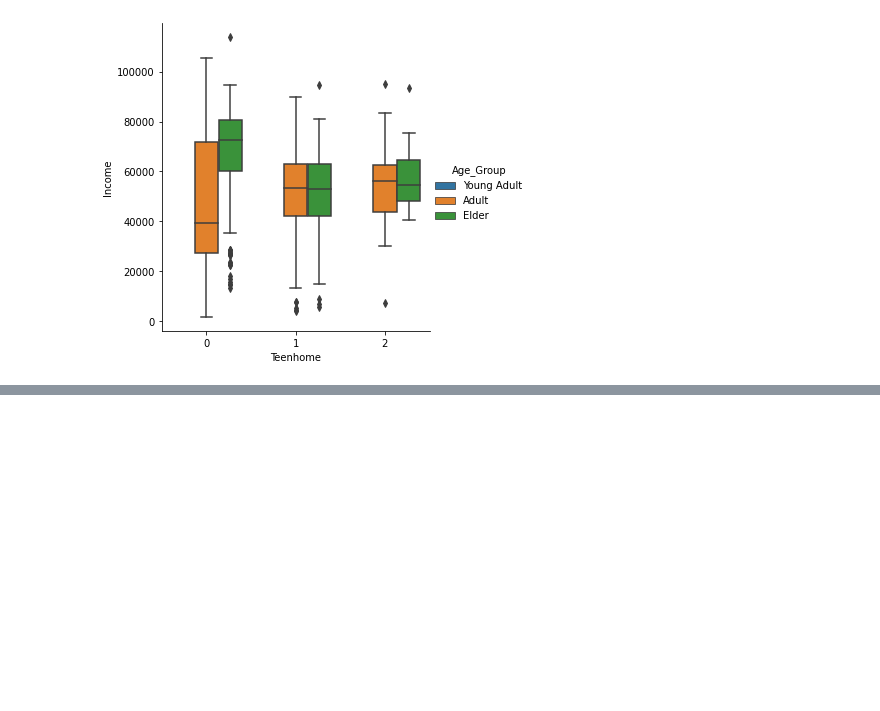
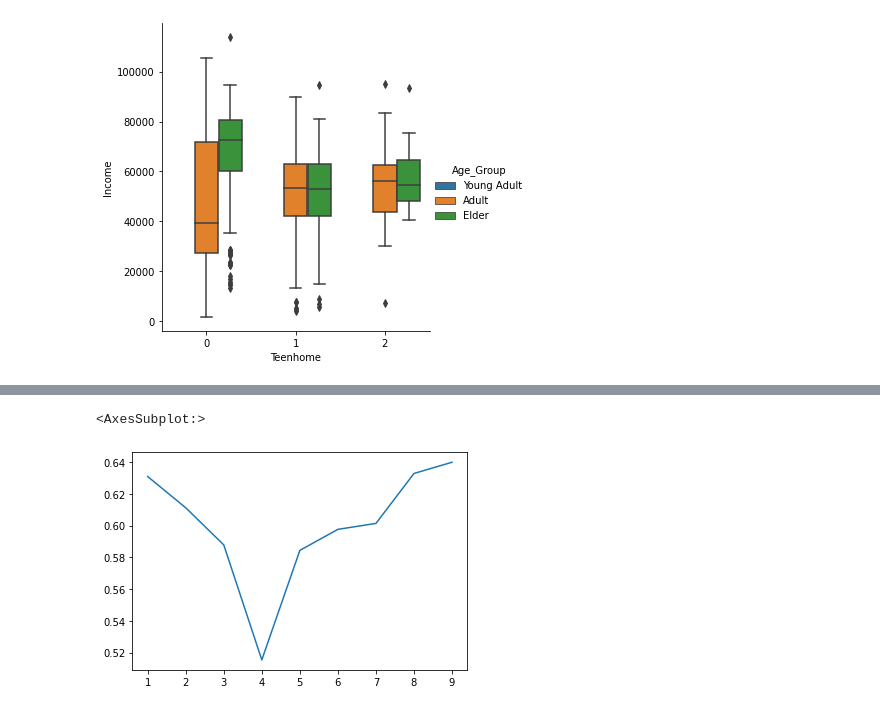
Before and after one commit to barisanik/customer-analysis, a Jupyter notebook: customer-behaviour-analysis.ipynb, the cells around one changed output, grey strips where cells are left out. Drawn from its saved outputs; the diff is of its cells as text; code cells hidden in the pictures; blank space fills up the shorter version.

```diff
--- a/customer-behaviour-analysis.ipynb
+++ b/customer-behaviour-analysis.ipynb
@@ -564,0 +640,5 @@ sns.catplot(data=data, x="Teenhome", y="Income", kind="box", hue="Age_Group")
+# %%
+sns.lineplot(x=neighborList, y=aucList)
+# %% [output]
+<AxesSubplot:>
+[figure, added]
```
Also changed, not shown: parts of 11 cells of this notebook.
